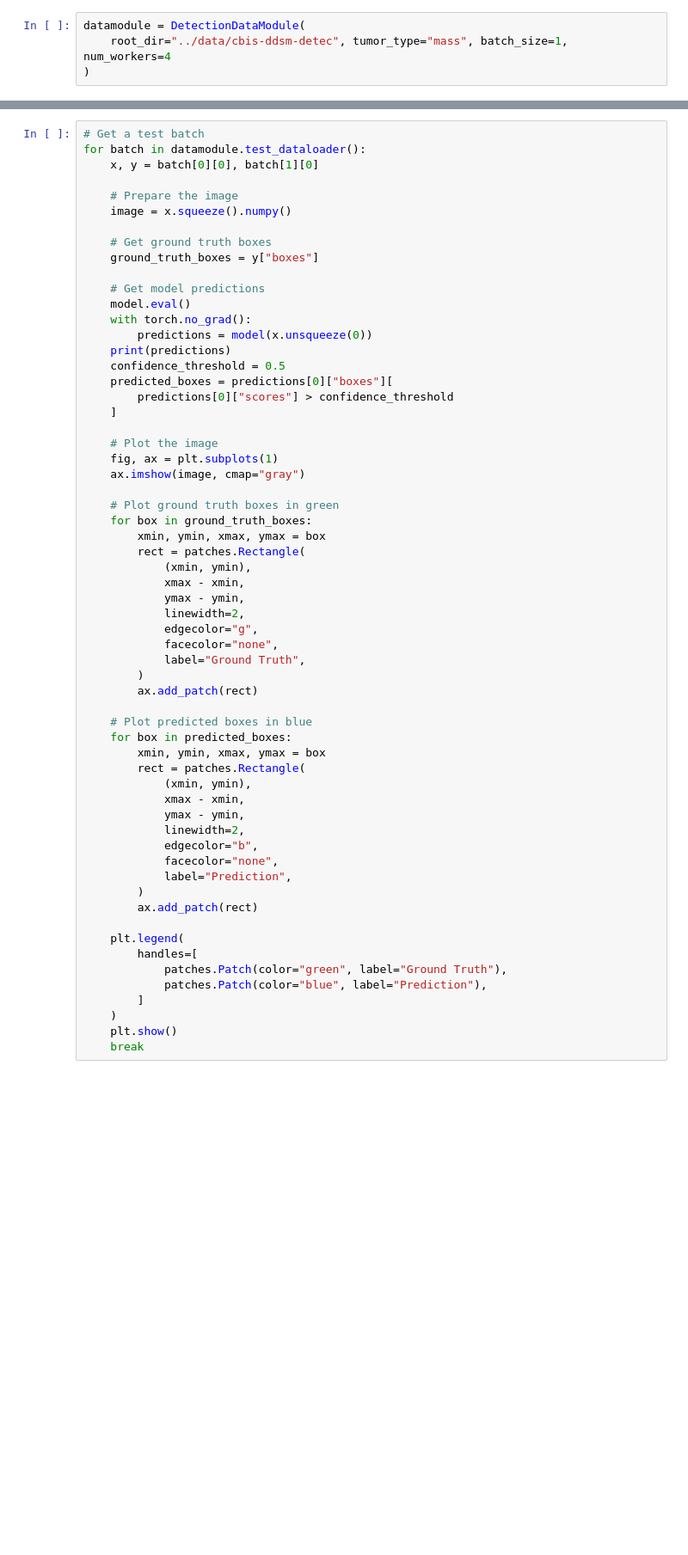
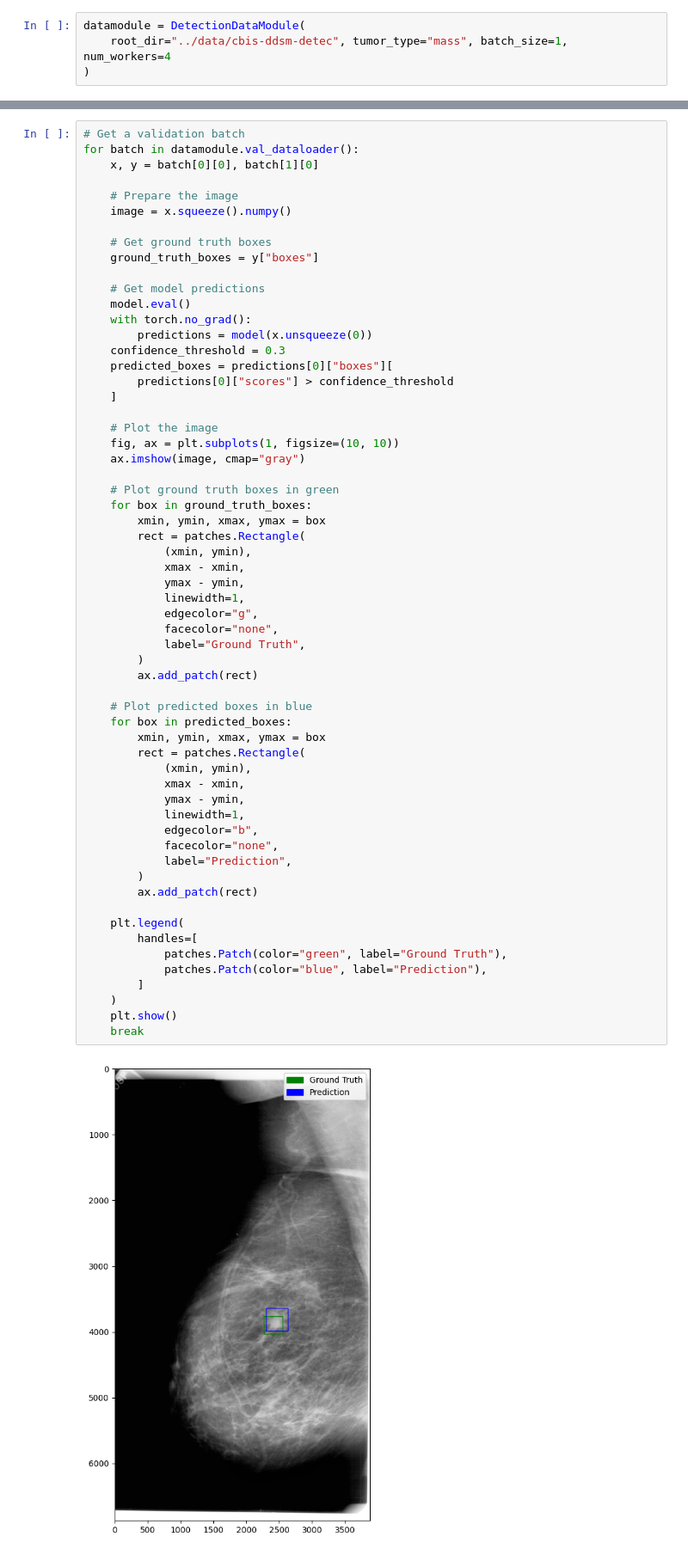
Before and after one commit to tmb2k01/mammo-vision, a Jupyter notebook: notebooks/detection_validation.ipynb, the cells around one changed output, grey strips where cells are left out. Shown at 86% size. Drawn from its saved outputs; the diff is of its cells as text; blank space fills up the shorter version.

```diff
--- a/notebooks/detection_validation.ipynb
+++ b/notebooks/detection_validation.ipynb
@@ -49,6 +53,6 @@ model = DetectionModel(weight_path="../models/mass-detection.ckpt")
 # %%
-# Get a test batch
-for batch in datamodule.test_dataloader():
+# Get a validation batch
+for batch in datamodule.val_dataloader():
     x, y = batch[0][0], batch[1][0]
 
     # Prepare the image
@@ -61,14 +65,13 @@ for batch in datamodule.test_dataloader():
     model.eval()
     with torch.no_grad():
         predictions = model(x.unsqueeze(0))
-    print(predictions)
-    confidence_threshold = 0.5
+    confidence_threshold = 0.3
     predicted_boxes = predictions[0]["boxes"][
         predictions[0]["scores"] > confidence_threshold
     ]
 
     # Plot the image
-    fig, ax = plt.subplots(1)
+    fig, ax = plt.subplots(1, figsize=(10, 10))
     ax.imshow(image, cmap="gray")
 
     # Plot ground truth boxes in green
@@ -78,32 +81,34 @@ for batch in datamodule.test_dataloader():
             (xmin, ymin),
             xmax - xmin,
             ymax - ymin,
-            linewidth=2,
+            linewidth=1,
             edgecolor="g",
             facecolor="none",
             label="Ground Truth",
         )
         ax.add_patch(rect)
 
     # Plot predicted boxes in blue
     for box in predicted_boxes:
         xmin, ymin, xmax, ymax = box
         rect = patches.Rectangle(
             (xmin, ymin),
             xmax - xmin,
             ymax - ymin,
-            linewidth=2,
+            linewidth=1,
             edgecolor="b",
             facecolor="none",
             label="Prediction",
         )
         ax.add_patch(rect)
 
     plt.legend(
         handles=[
             patches.Patch(color="green", label="Ground Truth"),
             patches.Patch(color="blue", label="Prediction"),
         ]
     )
     plt.show()
     break
+# %% [output]
+[figure, added]
```
Also changed, not shown: parts of 2 cells of this notebook, 3 other files.
